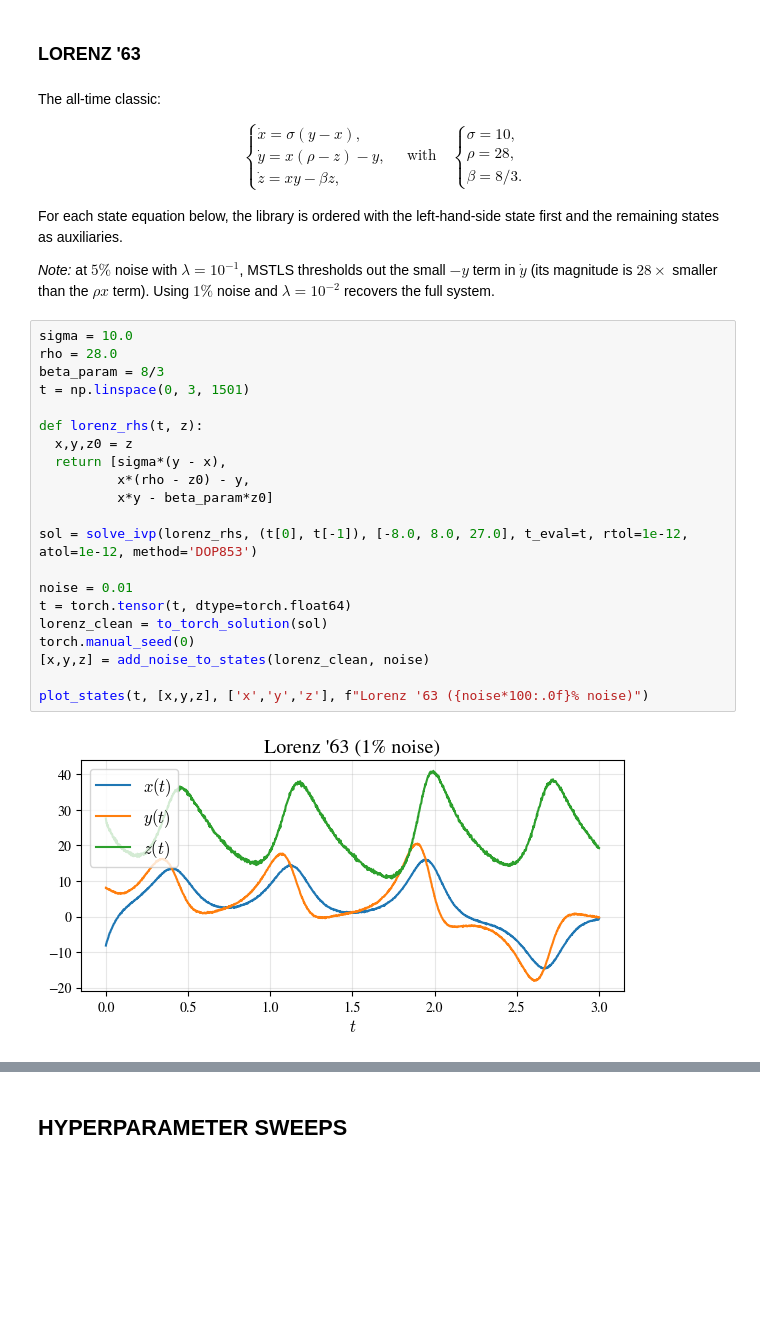
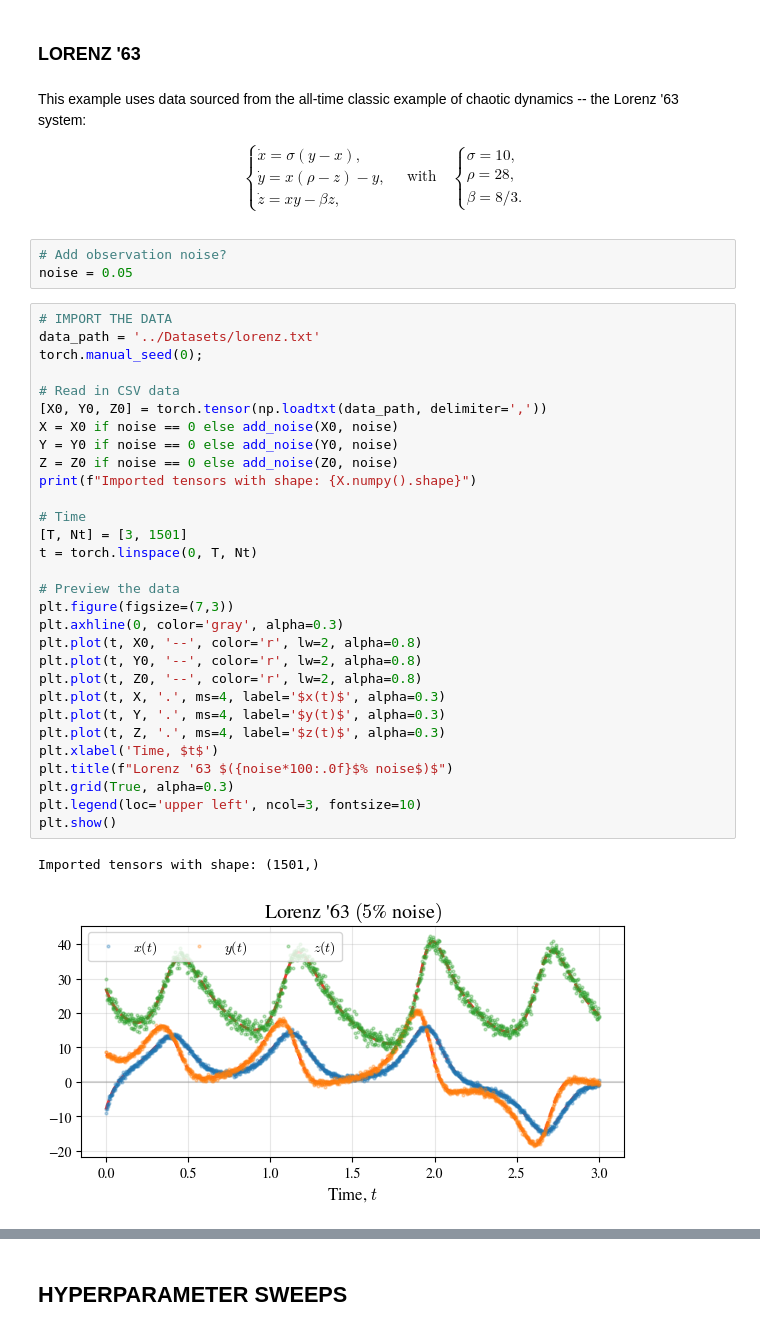
Before and after one commit to SethMinor/PyWSINDy-for-PDEs, a Jupyter notebook: dev/wsindy_dev.ipynb, the cells around one changed output, grey strips where cells are left out. Cells and saved outputs as stored; diff of their text form; blank space fills up the shorter version.

Commit message:
BIG DATA

```diff
--- a/dev/wsindy_dev.ipynb
+++ b/dev/wsindy_dev.ipynb
@@ -547,7 +712,8 @@ $\displaystyle y_{t} = - 3.03(y) + 1.00(y x)$
 # %% [markdown]
 ### **LORENZ '63**
 # %% [markdown]
-The all-time classic:
+This example uses data sourced from the all-time classic example of chaotic dynamics -- the Lorenz '63 system:
+$$
 \begin{align*}
   \begin{cases}
     \dot{x} = \sigma(y-x),\\
@@ -563,30 +729,40 @@ The all-time classic:
     \beta = 8/3.
   \end{cases}
 \end{align*}
-
-For each state equation below, the library is ordered with the left-hand-side state first and the remaining states as auxiliaries.
-
-*Note:* at $5\%$ noise with $\lambda = 10^{-1}$, MSTLS thresholds out the small $-y$ term in $\dot y$ (its magnitude is $28\times$ smaller than the $\rho x$ term). Using $1\%$ noise and $\lambda = 10^{-2}$ recovers the full system.
+$$
+# %%
+# Add observation noise?
+noise = 0.05
 # %%
-sigma = 10.0
-rho = 28.0
-beta_param = 8/3
-t = np.linspace(0, 3, 1501)
+# IMPORT THE DATA
+data_path = '../Datasets/lorenz.txt'
+torch.manual_seed(0);
 
-def lorenz_rhs(t, z):
-  x,y,z0 = z
-  return [sigma*(y - x),
-          x*(rho - z0) - y,
-          x*y - beta_param*z0]
+# Read in CSV data
+[X0, Y0, Z0] = torch.tensor(np.loadtxt(data_path, delimiter=','))
+X = X0 if noise == 0 else add_noise(X0, noise)
+Y = Y0 if noise == 0 else add_noise(Y0, noise)
+Z = Z0 if noise == 0 else add_noise(Z0, noise)
+print(f"Imported tensors with shape: {X.numpy().shape}")
 
-sol = solve_ivp(lorenz_rhs, (t[0], t[-1]), [-8.0, 8.0, 27.0], t_eval=t, rtol=1e-12, atol=1e-12, method='DOP853')
+# Time
+[T, Nt] = [3, 1501]
+t = torch.linspace(0, T, Nt)
 
-noise = 0.01
-t = torch.tensor(t, dtype=torch.float64)
-lorenz_clean = to_torch_solution(sol)
-torch.manual_seed(0)
-[x,y,z] = add_noise_to_states(lorenz_clean, noise)
-
-plot_states(t, [x,y,z], ['x','y','z'], f"Lorenz '63 ({noise*100:.0f}% noise)")
+# Preview the data
+plt.figure(figsize=(7,3))
+plt.axhline(0, color='gray', alpha=0.3)
+plt.plot(t, X0, '--', color='r', lw=2, alpha=0.8)
+plt.plot(t, Y0, '--', color='r', lw=2, alpha=0.8)
+plt.plot(t, Z0, '--', color='r', lw=2, alpha=0.8)
+plt.plot(t, X, '.', ms=4, label='$x(t)$', alpha=0.3)
+plt.plot(t, Y, '.', ms=4, label='$y(t)$', alpha=0.3)
+plt.plot(t, Z, '.', ms=4, label='$z(t)$', alpha=0.3)
+plt.xlabel('Time, $t$')
+plt.title(f"Lorenz '63 $({noise*100:.0f}$% noise$)$")
+plt.grid(True, alpha=0.3)
+plt.legend(loc='upper left', ncol=3, fontsize=10)
+plt.show()
 # %% [output]
+Imported tensors with shape: (1501,)
-[figure, old version]
+[figure, new version]
```
Also changed, not shown: parts of 23 cells of this notebook, 11 other files.
